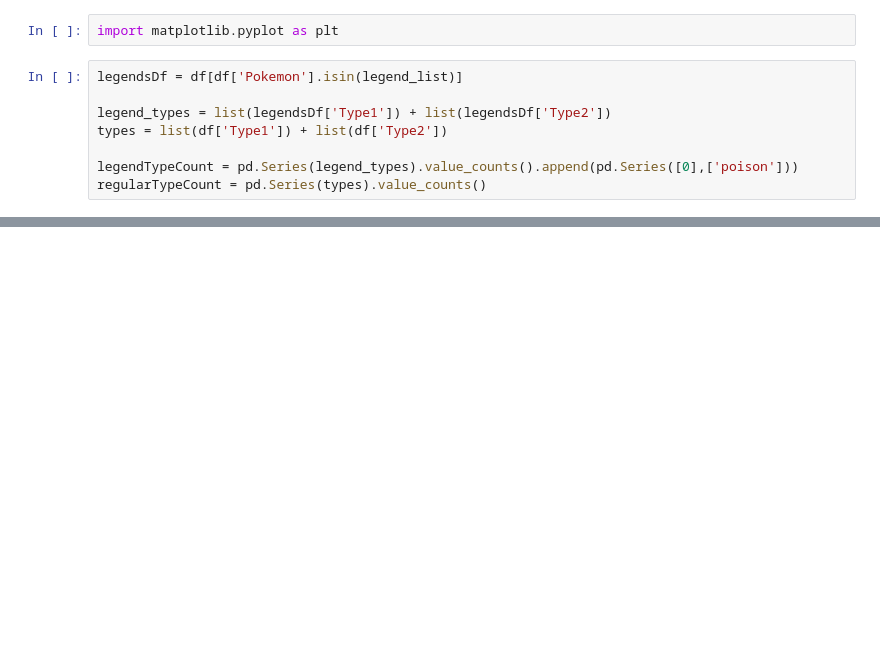
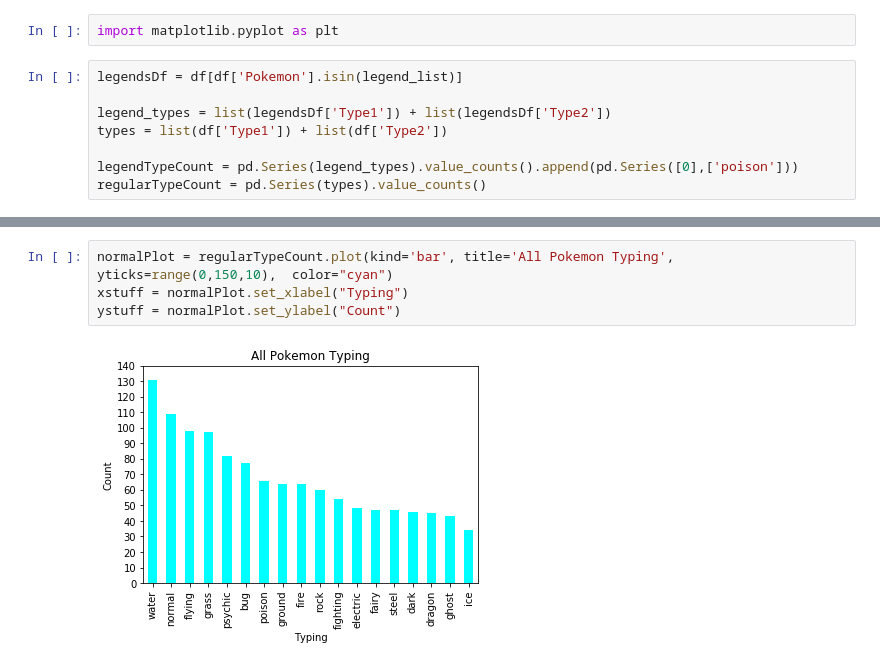
Before and after one commit to WhipeeDip/COGS108-Project, a Jupyter notebook: PhysicalAttributes.ipynb, the cells around one changed output, grey strips where cells are left out. Drawn from its saved outputs; the diff is of its cells as text; blank space fills up the shorter version.

```diff
--- a/PhysicalAttributes.ipynb
+++ b/PhysicalAttributes.ipynb
@@ -172,3 +168,9 @@ regularTypeCount.plot(kind='bar', color="blue")
+# %%
+normalPlot = regularTypeCount.plot(kind='bar', title='All Pokemon Typing', yticks=range(0,150,10),  color="cyan")
+xstuff = normalPlot.set_xlabel("Typing")
+ystuff = normalPlot.set_ylabel("Count")
+# %% [output]
+[figure, added]
 # %%
 typeCompDf = legendTypeCount.to_frame()
 typeCompDf = typeCompDf.merge(regularTypeCount.to_frame(), left_index=True, right_index=True)
```
Also changed, not shown: parts of 5 cells of this notebook.
